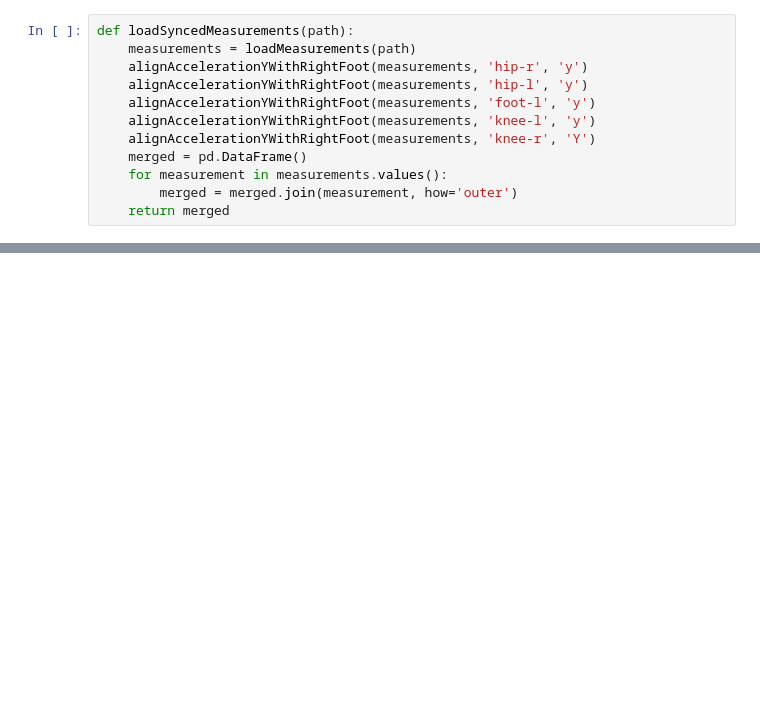
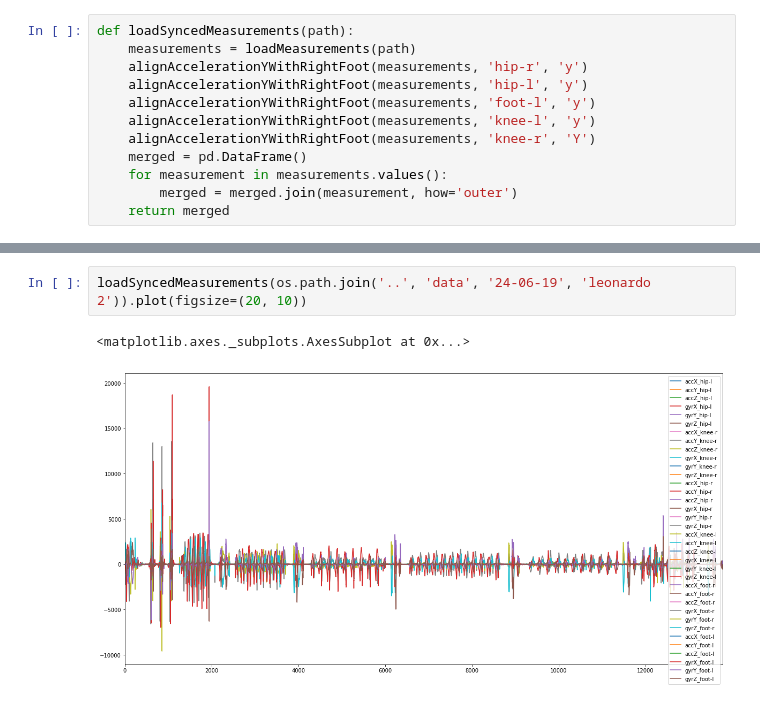
Before and after one commit to dkipping/gait-analysis, a Jupyter notebook: notebooks/second-measurement.ipynb, the cells around one changed output, grey strips where cells are left out. Cells and saved outputs as stored; diff of their text form; blank space fills up the shorter version.

```diff
--- a/notebooks/second-measurement.ipynb
+++ b/notebooks/second-measurement.ipynb
@@ -104,0 +118,5 @@ def loadSyncedMeasurements(path):
+# %%
+loadSyncedMeasurements(os.path.join('..', 'data', '24-06-19', 'leonardo 2')).plot(figsize=(20, 10))
+# %% [output]
+<matplotlib.axes._subplots.AxesSubplot at 0x...>
+[figure, added]
```
Also changed, not shown: parts of 10 cells of this notebook, 1 other file.
